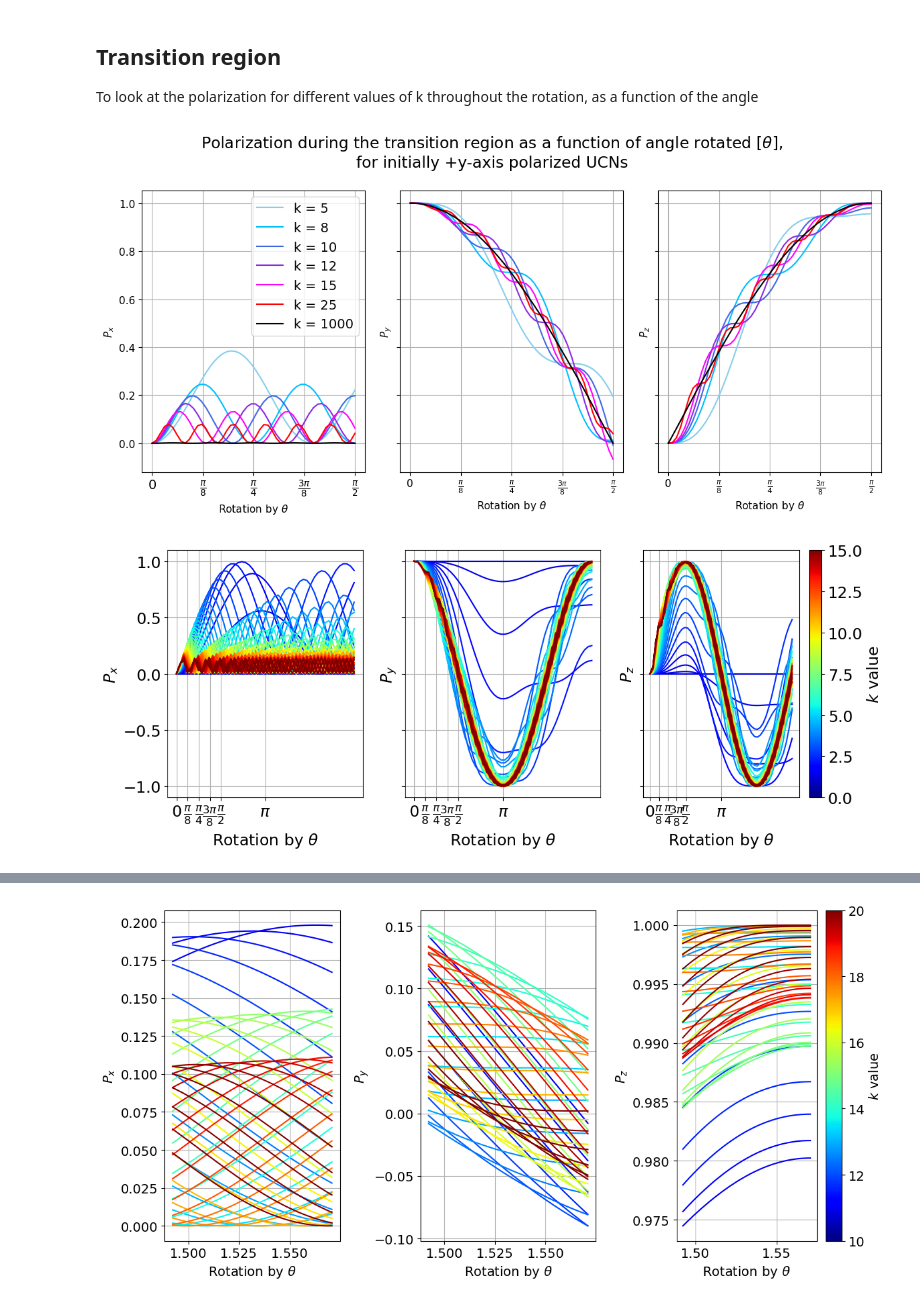
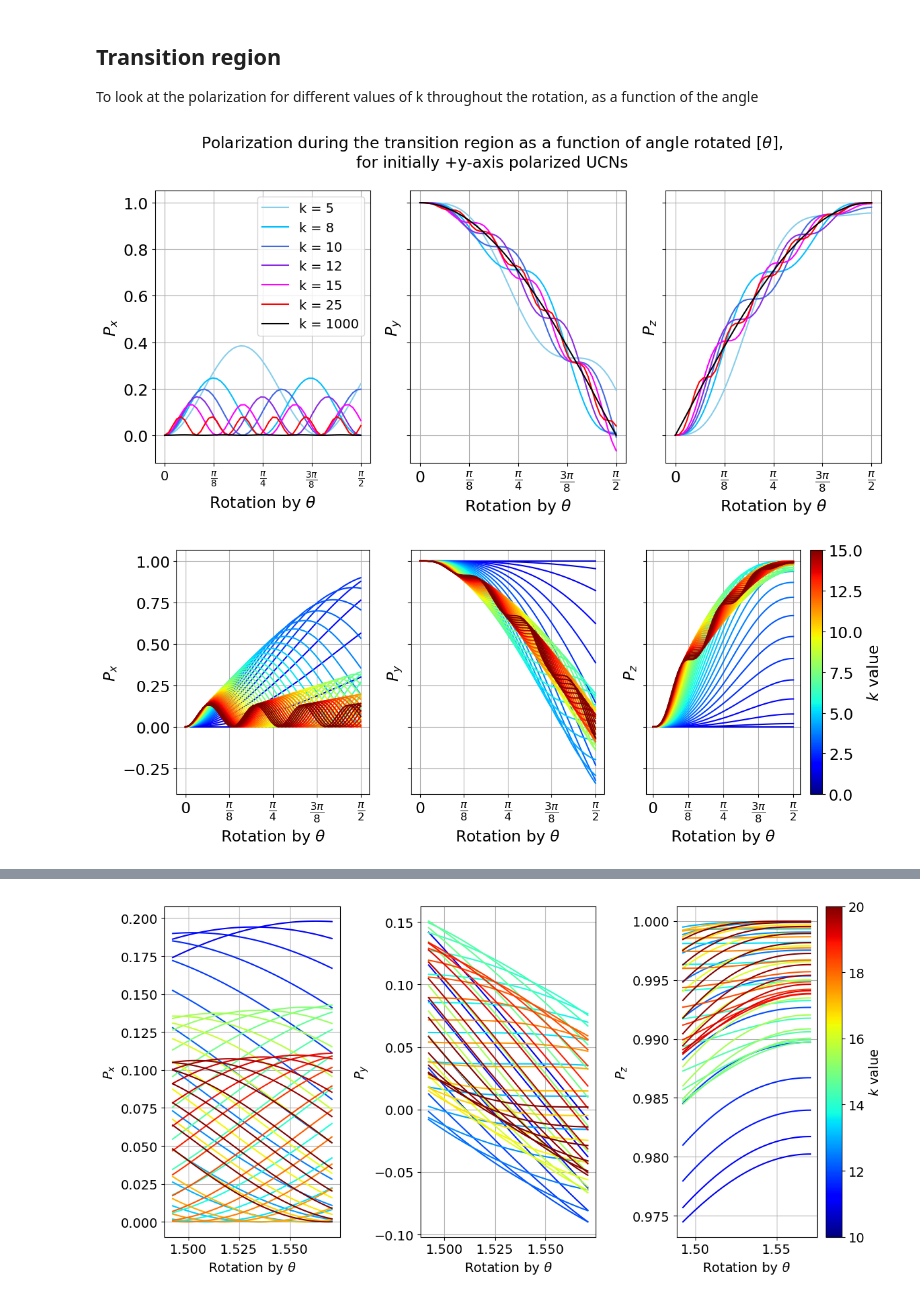
Before and after one commit to eklem1/AdiabaticSpinTransp, a Jupyter notebook: AdiabaticParameterRequirements.ipynb, the cells around one changed output, grey strips where cells are left out. Cells and saved outputs as stored; diff of their text form; code cells hidden in the pictures.

```diff
--- a/AdiabaticParameterRequirements.ipynb
+++ b/AdiabaticParameterRequirements.ipynb
@@ -179,7 +179,7 @@ def P_tot(theta, k): #this should just stay at 1, which it does
     return np.sqrt( Px(theta, k)**2 +  Py(theta, k)**2 +  Pz(theta, k)**2)
 # %%
 plt.rcParams.update({'font.size': 17})
-fig, axs = plt.subplots(1, 3, figsize=(12,4), sharex=True, sharey=True)
+fig, axs = plt.subplots(1, 4, figsize=(14,4), sharex=True, sharey=True)
 
 k_arr = np.linspace(0, 20, 100)
 
@@ -208,10 +208,22 @@ for P in intial_P:
 
     j += 1
 
+
+Pmag = np.sqrt(P_vec(t, k_arr, LFS_arr[0])[0]**2 +P_vec(t, k_arr, LFS_arr[0])[1]**2
+               + P_vec(t, k_arr, LFS_arr[0])[2]**2)
+
+axs[3].plot(k_arr, Pmag, color='purple', linewidth=3)
+axs[3].set_xlabel('k')
+axs[3].set_ylabel('$|\\vec{P}|$')
+axs[3].grid()
+
+
 # axs[2].legend()
 axs[0].set_xlabel("$k$")
 axs[1].set_xlabel("$k$")
 axs[2].set_xlabel("$k$")
+axs[3].set_xlabel("$k$")
+
 plt.tight_layout()
 plt.savefig('thesisPlots/Kgraphs_analytic.pdf')
 
@@ -470,12 +482,12 @@ plt.tight_layout()
 plt.savefig('Photos/Kgraphs_functofTheta.pdf')
 plt.show()
 # %% [output]
-[figure, old version]
+[figure, new version]
 # %%
 fig, axs = plt.subplots(1, 3, figsize=(12, 5), sharex=True, sharey=True)
 
 plt.rcParams.update({'font.size': 17})
-theta_arr = np.linspace(0, np.pi*2)
+theta_arr = np.linspace(0, np.pi/2)
 
 # plt.suptitle("Polarization during the transition region as a function of angle rotated [$\\theta$],\n"+
 #             "for initially +y-axis polarized UCNs")
@@ -487,33 +499,33 @@ c = k_choices_big
 norm = mpl.colors.Normalize(vmin=c.min(), vmax=c.max())
 cmap = mpl.cm.ScalarMappable(norm=norm, cmap=mpl.cm.jet)
 cmap.set_array([])
 
 for j, k_i in enumerate(k_choices_big):
 
     for i in direction:
         axs[i].plot(theta_arr, P_vec(theta_arr, k_i)[i], c=cmap.to_rgba(k_i + 1), label=f"k = {k_i}")#, color=colors[j])
         axs[i].set_ylabel(f"${direction_lab[i]}$")
 
 axs[0].set_xticks([0, np.pi/8, np.pi/4, 3*np.pi/8, np.pi/2])
 axs[0].set_xticklabels(['0','$\\frac{\\pi}{8}$','$\\frac{\\pi}{4}$',
                         '$\\frac{3\\pi}{8}$','$\\frac{\\pi}{2}$'], size=17)
 
-axs[0].set_xticks([0, np.pi/8, np.pi/4, 3*np.pi/8, np.pi/2, np.pi])
+axs[0].set_xticks([0, np.pi/8, np.pi/4, 3*np.pi/8, np.pi/2])
 axs[0].set_xticklabels(['0','$\\frac{\\pi}{8}$','$\\frac{\\pi}{4}$',
-                        '$\\frac{3\\pi}{8}$','$\\frac{\\pi}{2}$', '$\pi$'], size=17)
+                        '$\\frac{3\\pi}{8}$','$\\frac{\\pi}{2}$'], size=17)
 axs[0].grid()
 axs[1].grid()
 axs[2].grid()
 fig.colorbar(cmap, ax=axs[2], label='$k$ value')
 
 # axs[0].legend()
 axs[0].set_xlabel("Rotation by $\\theta$")
 axs[1].set_xlabel("Rotation by $\\theta$")
 axs[2].set_xlabel("Rotation by $\\theta$")
 plt.tight_layout()
 
 # plt.savefig('thesisPlots/PfunctOfTheta_rainbow.pdf')
 # plt.savefig('Photos/Kgraphs_functofTheta.pdf')
 plt.show()
 # %% [output]
-[figure, old version]
+[figure, new version]
```
Also changed, not shown: parts of 2 cells of this notebook, 9 other files.
